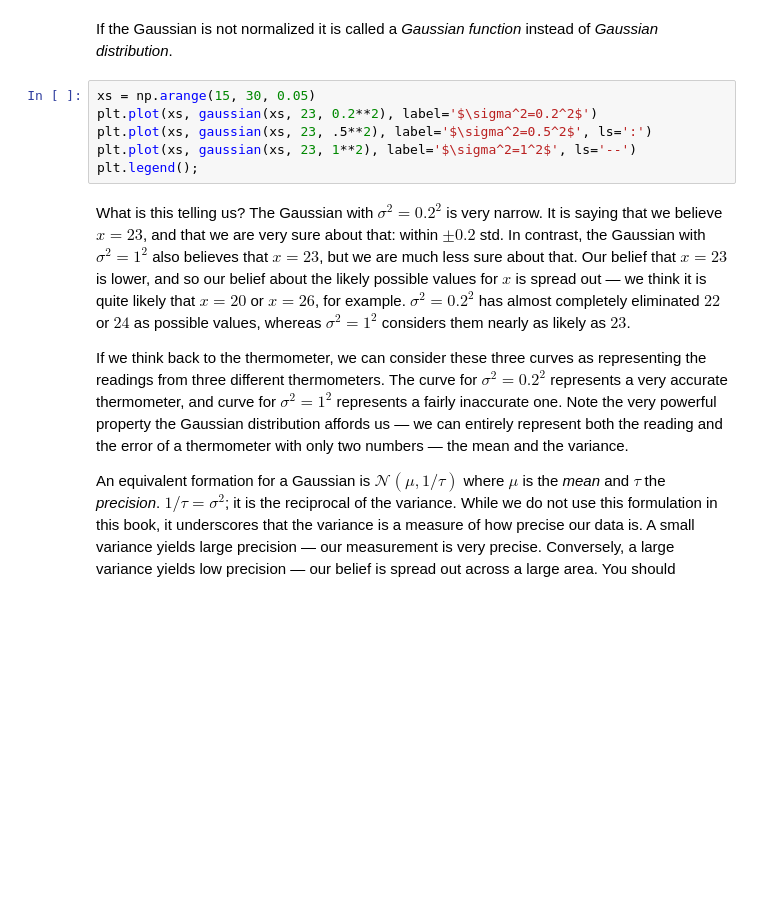
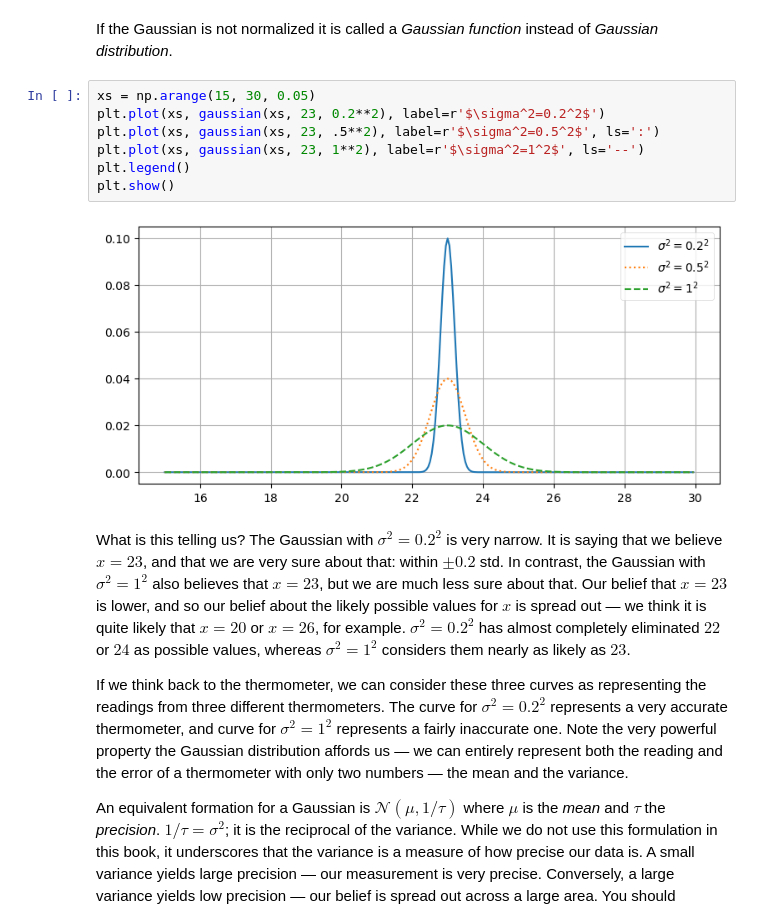
Before and after one commit to Poshehon/Kalman-and-Bayesian-Filters-in-Python, a Jupyter notebook: 03-Gaussians.ipynb, the cells around one changed output. Cells and saved outputs as stored; diff of their text form; blank space fills up the shorter version.

```diff
--- a/03-Gaussians.ipynb
+++ b/03-Gaussians.ipynb
@@ -539,10 +539,13 @@ print(gaussian(x=[3.0, 2.0], mean=2.0, var=1, normed=False))
 If the Gaussian is not normalized it is called a *Gaussian function* instead of *Gaussian distribution*.
 # %%
 xs = np.arange(15, 30, 0.05)
-plt.plot(xs, gaussian(xs, 23, 0.2**2), label='$\sigma^2=0.2^2$')
-plt.plot(xs, gaussian(xs, 23, .5**2), label='$\sigma^2=0.5^2$', ls=':')
-plt.plot(xs, gaussian(xs, 23, 1**2), label='$\sigma^2=1^2$', ls='--')
-plt.legend();
+plt.plot(xs, gaussian(xs, 23, 0.2**2), label=r'$\sigma^2=0.2^2$')
+plt.plot(xs, gaussian(xs, 23, .5**2), label=r'$\sigma^2=0.5^2$', ls=':')
+plt.plot(xs, gaussian(xs, 23, 1**2), label=r'$\sigma^2=1^2$', ls='--')
+plt.legend()
+plt.show()
+# %% [output]
+[figure, added]
 # %% [markdown]
 What is this telling us? The Gaussian with $\sigma^2=0.2^2$ is very narrow. It is saying that we believe $x=23$, and that we are very sure about that: within $\pm 0.2$ std. In contrast, the Gaussian with $\sigma^2=1^2$ also believes that $x=23$, but we are much less sure about that. Our belief that $x=23$ is lower, and so our belief about the likely possible values for $x$ is spread out — we think it is quite likely that $x=20$ or $x=26$, for example. $\sigma^2=0.2^2$ has almost completely eliminated $22$ or $24$ as possible values, whereas $\sigma^2=1^2$ considers them nearly as likely as $23$.
 
```
Also changed, not shown: parts of 16 cells of this notebook, 1 other file.
